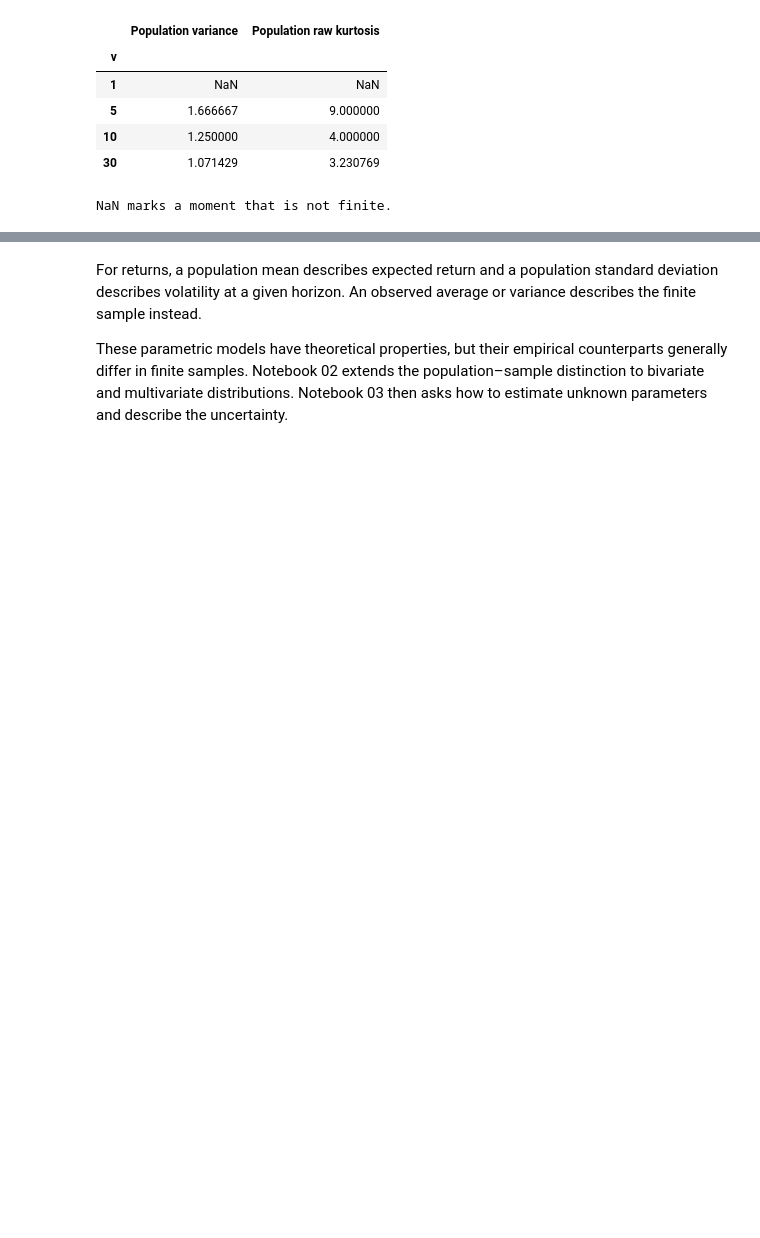
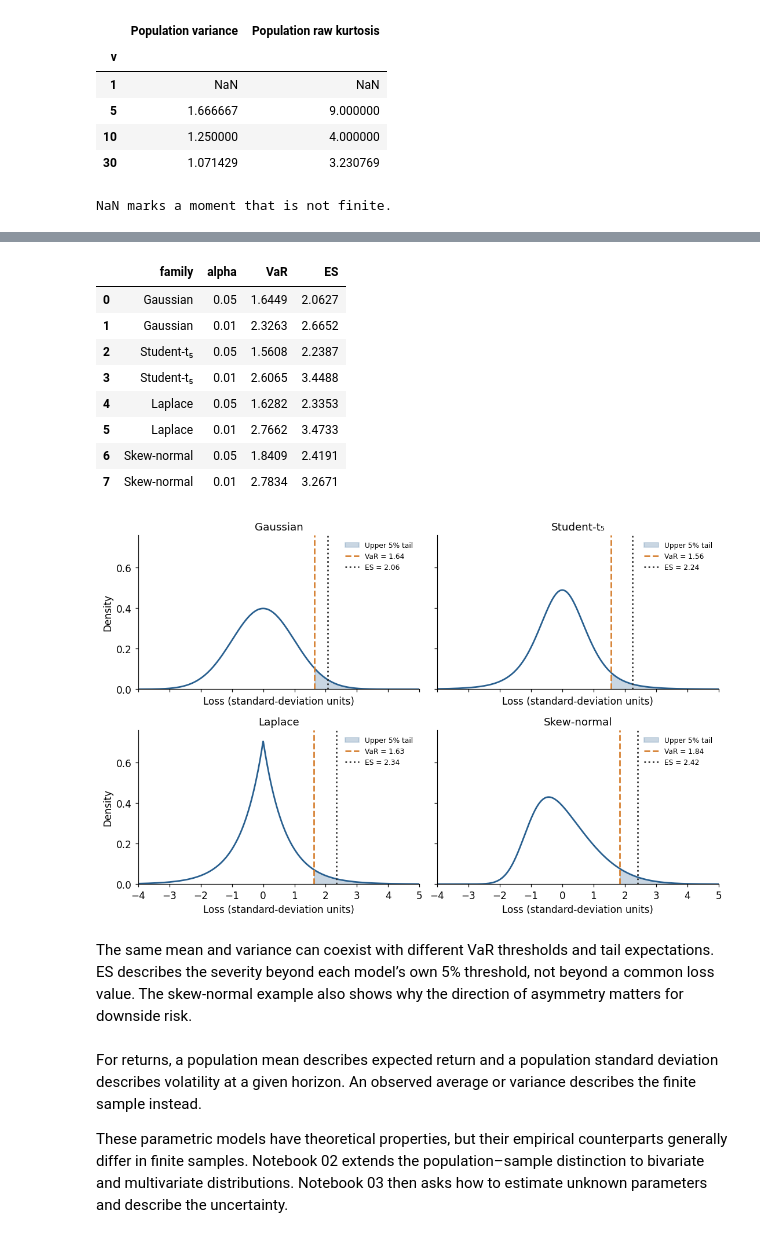
Before and after one commit to jacobkorsgaard/finance-statistical-methods-library, a Jupyter notebook: notebooks/01_univariate_distributions.ipynb, the cells around one changed output, grey strips where cells are left out. Saved outputs shown, nothing was run; the diff lists cells and outputs as text; code cells hidden in the pictures; blank space fills up the shorter version.

Commit message:
Introduce financial motivation and align distribution notebooks

```diff
--- a/notebooks/01_random_variables_and_distributions.ipynb
+++ b/notebooks/01_univariate_distributions.ipynb
@@ -248,3 +315,57 @@ NaN marks a moment that is not finite.
+# %%
+skew_mean, skew_variance = stats.skewnorm.stats(3, moments="mv")
+loss_populations = {
+    "Gaussian": stats.norm(),
+    "Student-t₅": stats.t(5, scale=np.sqrt(3/5)),
+    "Laplace": stats.laplace(scale=1/np.sqrt(2)),
+    "Skew-normal": stats.skewnorm(3, loc=-skew_mean/np.sqrt(skew_variance), scale=1/np.sqrt(skew_variance)),
+}
+population_rows = []
+for name, distribution in loss_populations.items():
+    for alpha in (.05, .01):
+        if name == "Gaussian":
+            var, es = gaussian_var(0, 1, alpha), gaussian_es(0, 1, alpha)
+        elif name == "Student-t₅":
+            var, es = student_t_var(0, np.sqrt(3/5), 5, alpha), student_t_es(0, np.sqrt(3/5), 5, alpha)
+        else:
+            var = distribution.isf(alpha)
+            es = quad(lambda x: x*distribution.pdf(x), var, np.inf)[0]/alpha
+        population_rows.append({"family": name, "alpha": alpha, "VaR": var, "ES": es})
+population_risk = pd.DataFrame(population_rows)
+display(population_risk.round(4))
+fig, axes = plt.subplots(2, 2, figsize=(10, 6.5), sharex=True, sharey=True)
+loss_grid = np.linspace(-4, 5, 1201)
+for ax, name in zip(axes.flat, loss_populations):
+    distribution = loss_populations[name]
+    risk = population_risk.loc[(population_risk["family"] == name) &
+                               (population_risk["alpha"] == .05)].iloc[0]
+    density = distribution.pdf(loss_grid)
+    ax.plot(loss_grid, density, color="#285f8f")
+    ax.fill_between(loss_grid, 0, density, where=loss_grid >= risk["VaR"],
+                    color="#285f8f", alpha=.25, label="Upper 5% tail")
+    ax.axvline(risk["VaR"], color="#d68132", linestyle="--",
+               label=f"VaR = {risk['VaR']:.2f}")
+    ax.axvline(risk["ES"], color="#333333", linestyle=":",
+               label=f"ES = {risk['ES']:.2f}")
+    ax.set(title=name, xlabel="Loss (standard-deviation units)", xlim=(-4, 5), ylim=(0, .76))
+    ax.legend(fontsize=8)
+for ax in axes[:, 0]:
+    ax.set_ylabel("Density")
+fig.tight_layout()
+plt.show()
+# %% [output]
+|  | family | alpha | VaR | ES |
+| 0 | Gaussian | 0.05 | 1.6449 | 2.0627 |
+| 1 | Gaussian | 0.01 | 2.3263 | 2.6652 |
+| 2 | Student-t₅ | 0.05 | 1.5608 | 2.2387 |
+| 3 | Student-t₅ | 0.01 | 2.6065 | 3.4488 |
+| 4 | Laplace | 0.05 | 1.6282 | 2.3353 |
+| 5 | Laplace | 0.01 | 2.7662 | 3.4733 |
+| 6 | Skew-normal | 0.05 | 1.8409 | 2.4191 |
+| 7 | Skew-normal | 0.01 | 2.7834 | 3.2671 |
+[figure, added]
+# %% [markdown]
+The same mean and variance can coexist with different VaR thresholds and tail expectations. ES describes the severity beyond each model’s own 5% threshold, not beyond a common loss value. The skew-normal example also shows why the direction of asymmetry matters for downside risk.
 # %% [markdown]
 For returns, a population mean describes expected return and a population standard deviation describes volatility at a given horizon. An observed average or variance describes the finite sample instead.
 
```
Also changed, not shown: parts of 14 cells of this notebook, 16 other files.
